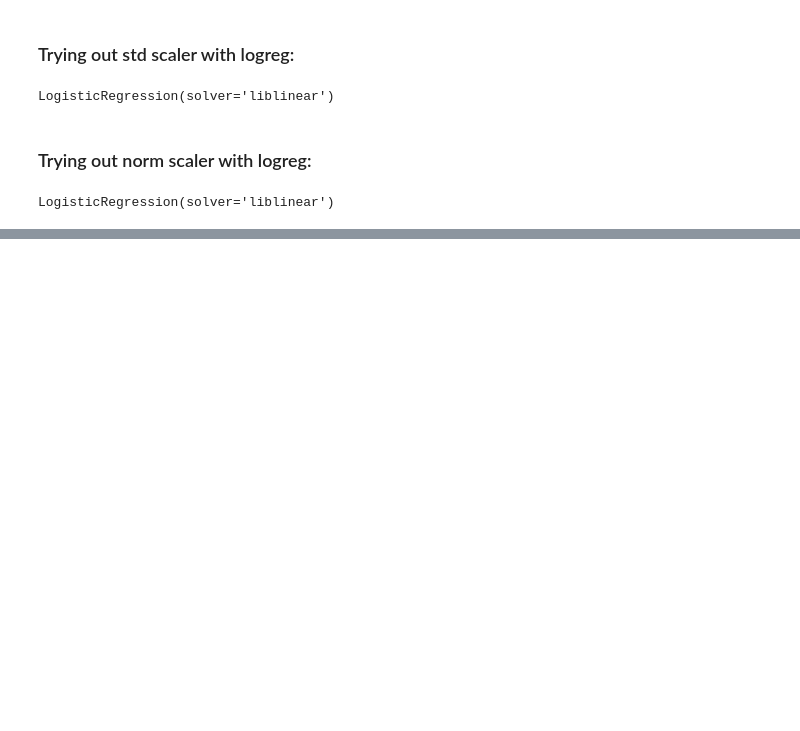
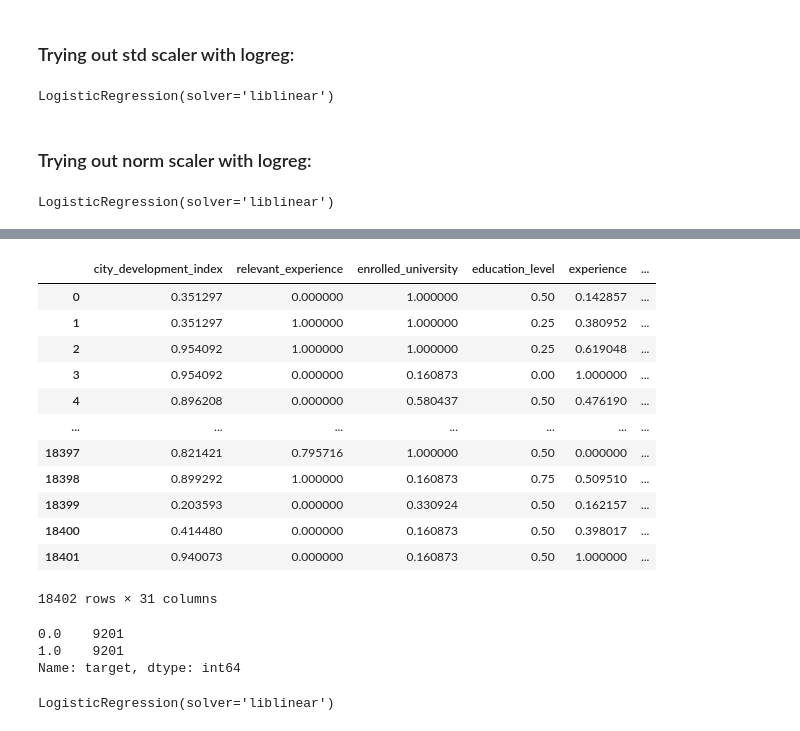
Before and after one commit to SebastianHerran/SupervisedLearningCompetition, a Jupyter notebook: code.ipynb, the cells around one changed output, grey strips where cells are left out. Saved outputs shown, nothing was run; the diff lists cells and outputs as text; code cells hidden in the pictures; blank space fills up the shorter version.

```diff
--- a/code.ipynb
+++ b/code.ipynb
@@ -628,0 +661,27 @@ logreg_m1_norm_scaled.to_csv('Submissions/logreg_m1_scaled_fixed.csv',index=Fals
+# %%
+dfM1_over_under
+# %% [output]
+|  | city_development_index | relevant_experience | enrolled_university | education_level | experience | ... |
+| 0 | 0.351297 | 0.000000 | 1.000000 | 0.50 | 0.142857 | ... |
+| 1 | 0.351297 | 1.000000 | 1.000000 | 0.25 | 0.380952 | ... |
+| 2 | 0.954092 | 1.000000 | 1.000000 | 0.25 | 0.619048 | ... |
+| 3 | 0.954092 | 0.000000 | 0.160873 | 0.00 | 1.000000 | ... |
+| 4 | 0.896208 | 0.000000 | 0.580437 | 0.50 | 0.476190 | ... |
+| ... | ... | ... | ... | ... | ... | ... |
+| 18397 | 0.821421 | 0.795716 | 1.000000 | 0.50 | 0.000000 | ... |
+| 18398 | 0.899292 | 1.000000 | 0.160873 | 0.75 | 0.509510 | ... |
+| 18399 | 0.203593 | 0.000000 | 0.330924 | 0.50 | 0.162157 | ... |
+| 18400 | 0.414480 | 0.000000 | 0.160873 | 0.50 | 0.398017 | ... |
+| 18401 | 0.940073 | 0.000000 | 0.160873 | 0.50 | 1.000000 | ... |
+18402 rows × 31 columns
+# %%
+target_ou.value_counts()
+# %% [output]
+0.0    9201
+1.0    9201
+Name: target, dtype: int64
+# %%
+logreg = LogisticRegression(solver = 'liblinear')
+logreg.fit(dfM1_over_under, target_ou)
+# %% [output]
+LogisticRegression(solver='liblinear')
```
Also changed, not shown: parts of 49 cells of this notebook.
